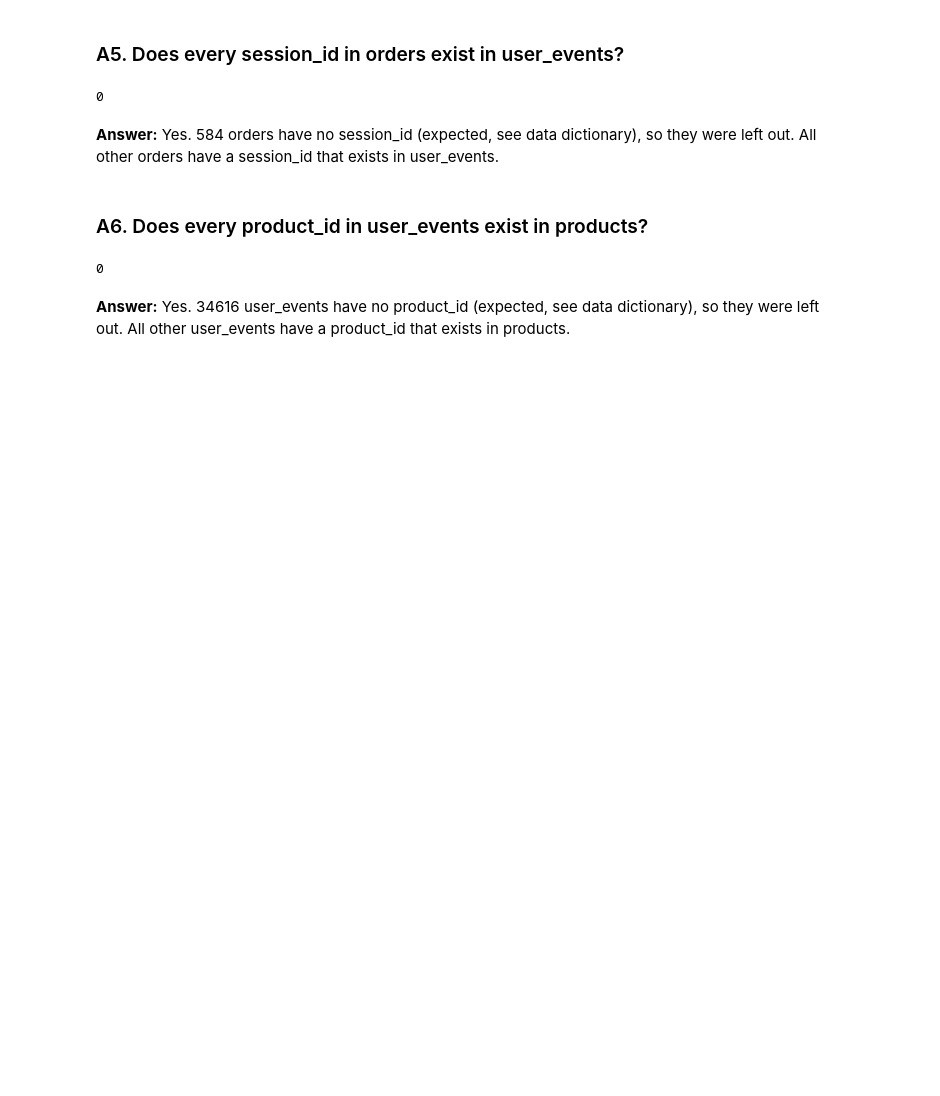
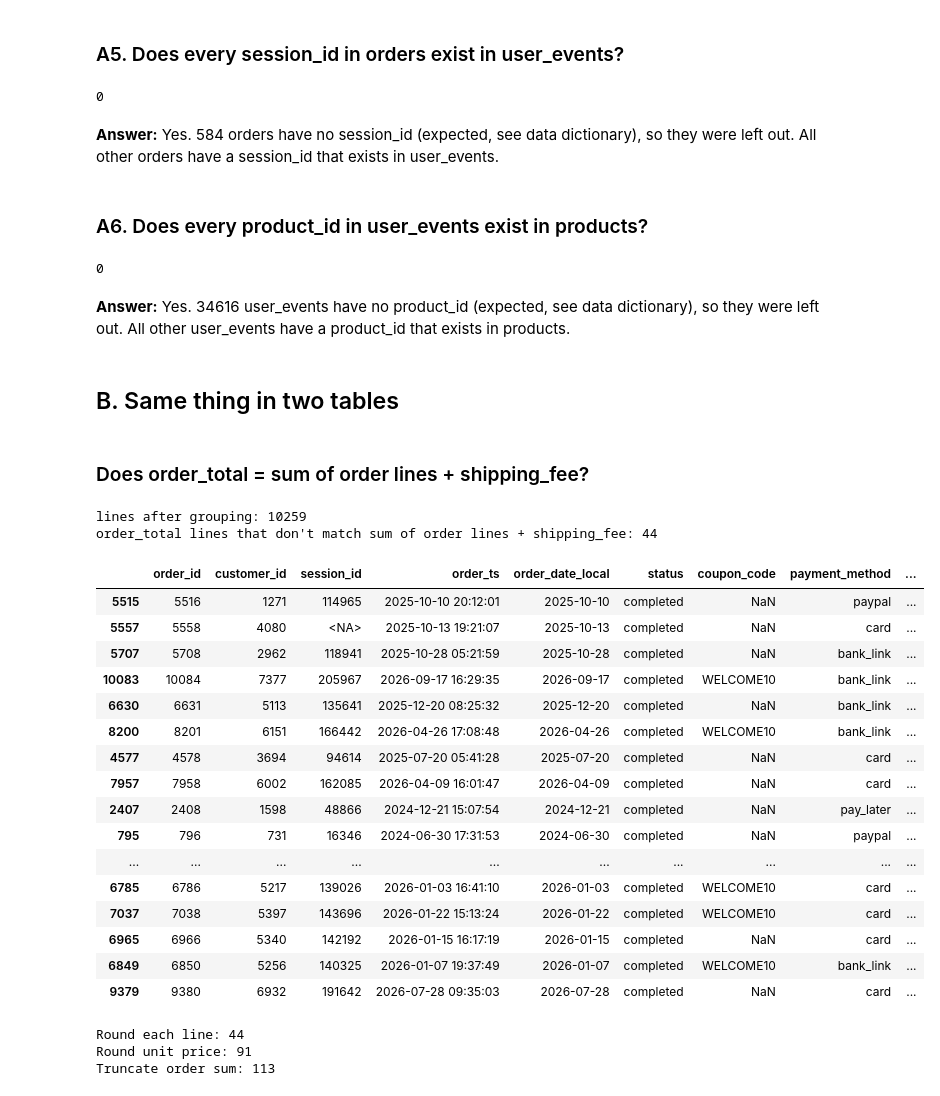
Before and after one commit to egidijus-zilis/ecommerce-analysis, a Jupyter notebook: notebooks/02_cross_table_checks.ipynb, the cells around one changed output. Drawn from its saved outputs; the diff is of its cells as text; code cells hidden in the pictures; blank space fills up the shorter version.

Commit message:
WIP: B1 order total check, rounding test and 0.01 tolerance

```diff
--- a/notebooks/02_cross_table_checks.ipynb
+++ b/notebooks/02_cross_table_checks.ipynb
@@ -93,3 +94,62 @@ print(len(user_events_products))
 0
 # %% [markdown]
 **Answer:** Yes. 34616 user_events have no product_id (expected, see data dictionary), so they were left out. All other user_events have a product_id that exists in products.
+# %% [markdown]
+## B. Same thing in two tables
+# %% [markdown]
+### Does order_total = sum of order lines + shipping_fee?
+# %%
+order_items_copy = order_items.copy()
+order_items_copy["total_paid"] = round(order_items_copy["quantity"] * order_items_copy["unit_price"] * (1 - (order_items_copy["discount_pct"] / 100)), 2)
+order_items_grouped = order_items_copy.groupby(by = "order_id")["total_paid"].sum().reset_index()
+print(f"lines after grouping: {len(order_items_grouped)}")
+
+check_order_total = pd.merge(orders, order_items_grouped[["order_id", "total_paid"]], how = "left", on = "order_id")
+
+print(f"order_total lines that don't match sum of order lines + shipping_fee: {len(check_order_total[check_order_total["order_total"] != round((check_order_total["total_paid"] + check_order_total["shipping_fee"]), 2)])}")
+
+not_matching_cases = check_order_total[check_order_total["order_total"] != round((check_order_total["total_paid"] + check_order_total["shipping_fee"]), 2)]
+not_matching_cases["difference"] = not_matching_cases["order_total"] - round((not_matching_cases["total_paid"] + not_matching_cases["shipping_fee"]), 2)
+display(not_matching_cases.sort_values(by = "difference"))
+# %% [output]
+lines after grouping: 10259
+order_total lines that don't match sum of order lines + shipping_fee: 44
+|  | order_id | customer_id | session_id | order_ts | order_date_local | status | coupon_code | payment_method | ... |
+| 5515 | 5516 | 1271 | 114965 | 2025-10-10 20:12:01 | 2025-10-10 | completed | NaN | paypal | ... |
+| 5557 | 5558 | 4080 | <NA> | 2025-10-13 19:21:07 | 2025-10-13 | completed | NaN | card | ... |
+| 5707 | 5708 | 2962 | 118941 | 2025-10-28 05:21:59 | 2025-10-28 | completed | NaN | bank_link | ... |
+| 10083 | 10084 | 7377 | 205967 | 2026-09-17 16:29:35 | 2026-09-17 | completed | WELCOME10 | bank_link | ... |
+| 6630 | 6631 | 5113 | 135641 | 2025-12-20 08:25:32 | 2025-12-20 | completed | NaN | bank_link | ... |
+| 8200 | 8201 | 6151 | 166442 | 2026-04-26 17:08:48 | 2026-04-26 | completed | WELCOME10 | bank_link | ... |
+| 4577 | 4578 | 3694 | 94614 | 2025-07-20 05:41:28 | 2025-07-20 | completed | NaN | card | ... |
+| 7957 | 7958 | 6002 | 162085 | 2026-04-09 16:01:47 | 2026-04-09 | completed | NaN | card | ... |
+| 2407 | 2408 | 1598 | 48866 | 2024-12-21 15:07:54 | 2024-12-21 | completed | NaN | pay_later | ... |
+| 795 | 796 | 731 | 16346 | 2024-06-30 17:31:53 | 2024-06-30 | completed | NaN | paypal | ... |
+| ... | ... | ... | ... | ... | ... | ... | ... | ... | ... |
+| 6785 | 6786 | 5217 | 139026 | 2026-01-03 16:41:10 | 2026-01-03 | completed | WELCOME10 | card | ... |
+| 7037 | 7038 | 5397 | 143696 | 2026-01-22 15:13:24 | 2026-01-22 | completed | WELCOME10 | card | ... |
+| 6965 | 6966 | 5340 | 142192 | 2026-01-15 16:17:19 | 2026-01-15 | completed | NaN | card | ... |
+| 6849 | 6850 | 5256 | 140325 | 2026-01-07 19:37:49 | 2026-01-07 | completed | WELCOME10 | bank_link | ... |
+| 9379 | 9380 | 6932 | 191642 | 2026-07-28 09:35:03 | 2026-07-28 | completed | NaN | card | ... |
+# %%
+### Test 3 ways to calculate the order sum
+
+def count_not_matching(line_totals, truncate = False):
+    df = order_items[["order_id"]].copy()
+    df["line_total"] = line_totals
+    grouped = df.groupby("order_id")["line_total"].sum().reset_index()
+    if truncate:
+        grouped["line_total"] = np.floor(round(grouped["line_total"] * 100, 6)) / 100
+    check = pd.merge(orders, grouped, how = "left", on = "order_id")
+    return len(check[check["order_total"] != round(check["line_total"] + check["shipping_fee"], 2)])
+
+qty = order_items["quantity"]
+price = order_items["unit_price"] * (1 - order_items["discount_pct"] / 100)
+
+print("Round each line:", count_not_matching(round(qty * price, 2)))
+print("Round unit price:", count_not_matching(qty * round(price, 2)))
+print("Truncate order sum:", count_not_matching(qty * price, truncate = True))
+# %% [output]
+Round each line: 44
+Round unit price: 91
+Truncate order sum: 113
```
Also changed, not shown: parts of 5 cells of this notebook.
